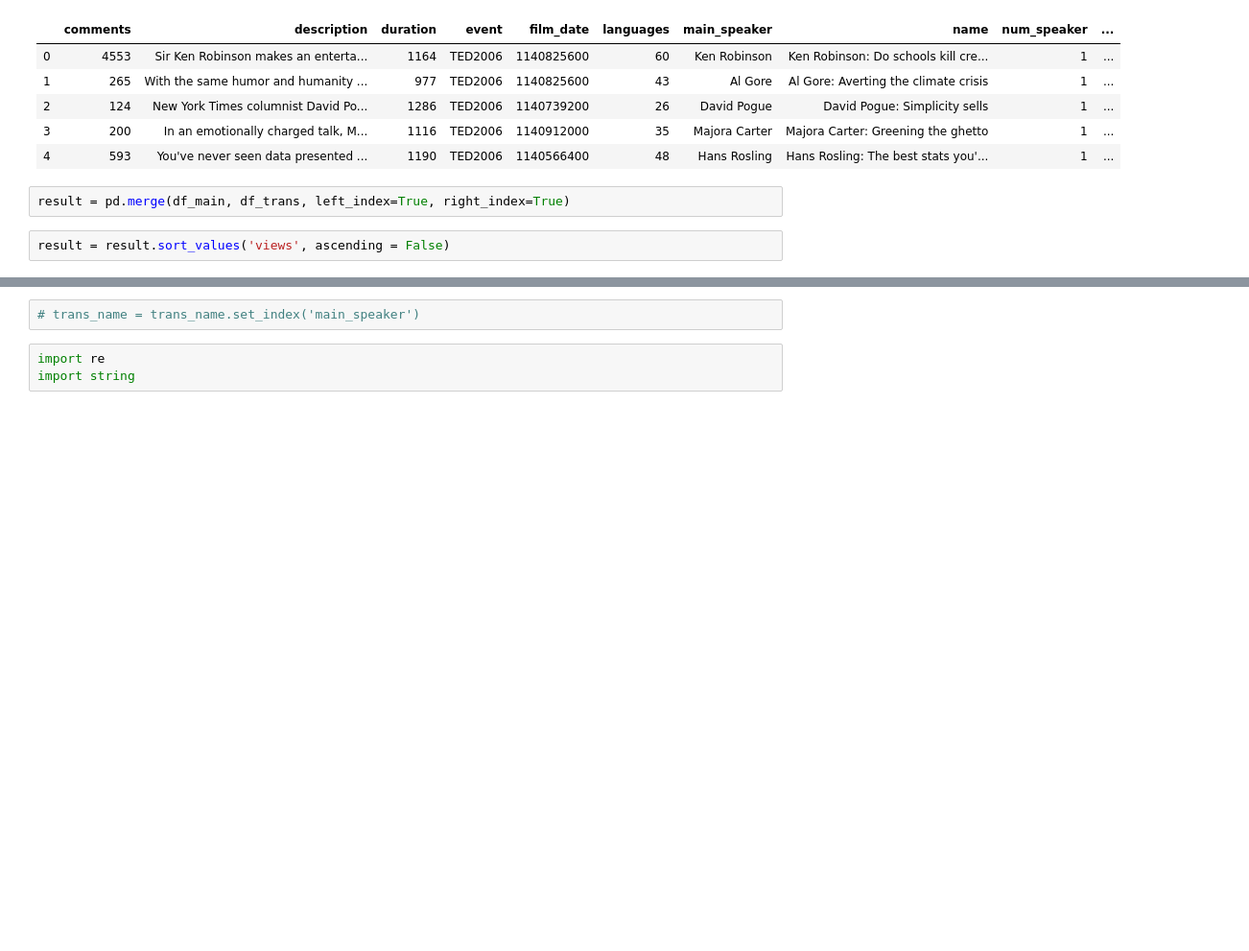
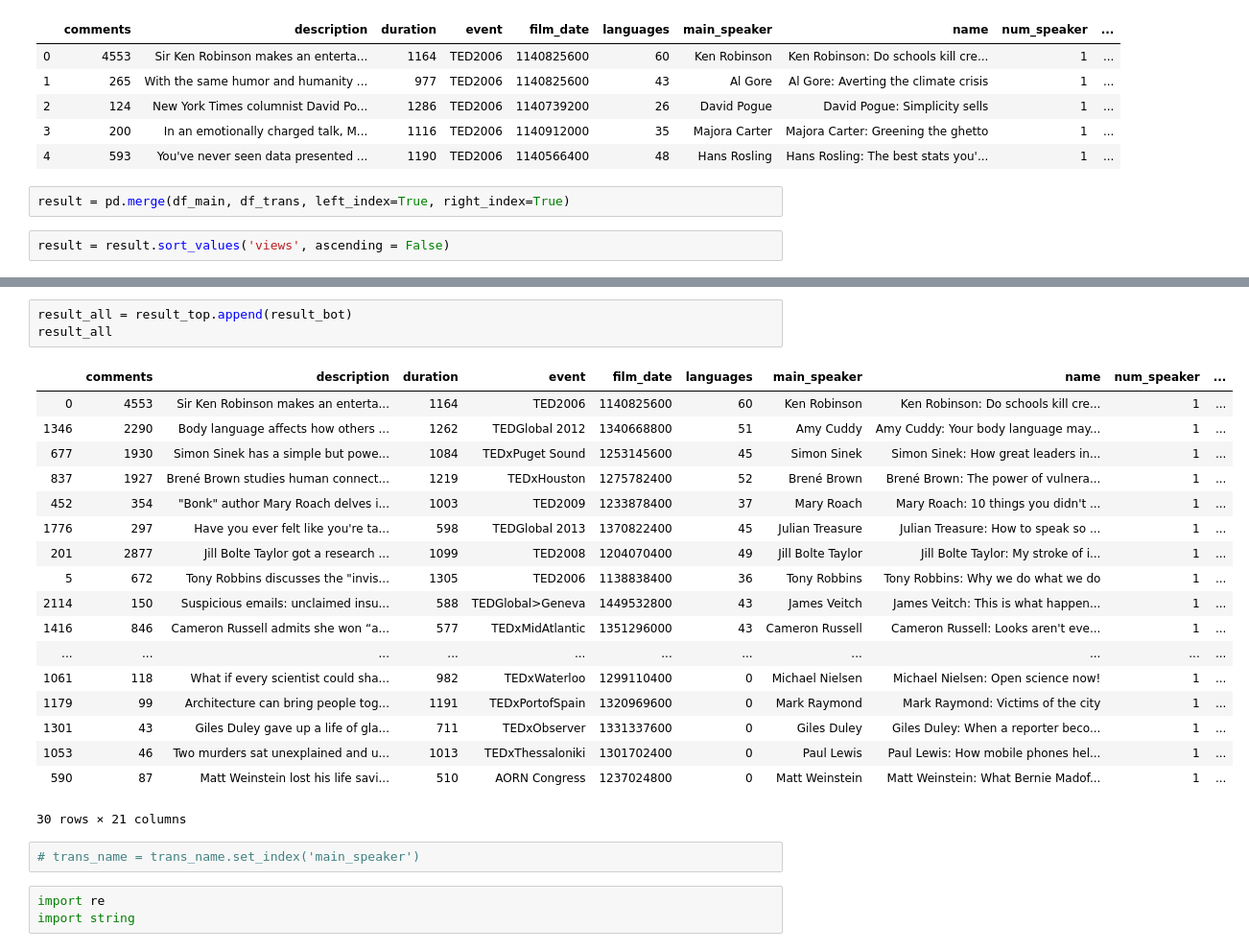
Before and after one commit to Avisikta-Majumdar/TedTalksAnalysis, a Jupyter notebook: sentiment analysis of transcript.ipynb, the cells around one changed output, grey strips where cells are left out. Shown at 96% size. Saved outputs shown, nothing was run; the diff lists cells and outputs as text; blank space fills up the shorter version.

```diff
--- a/sentiment analysis of transcript.ipynb
+++ b/sentiment analysis of transcript.ipynb
@@ -90,3 +106,25 @@ result
+# %%
+result_all = result_top.append(result_bot)
+result_all
+# %% [output]
+|  | comments | description | duration | event | film_date | languages | main_speaker | name | num_speaker | ... |
+| 0 | 4553 | Sir Ken Robinson makes an enterta... | 1164 | TED2006 | 1140825600 | 60 | Ken Robinson | Ken Robinson: Do schools kill cre... | 1 | ... |
+| 1346 | 2290 | Body language affects how others ... | 1262 | TEDGlobal 2012 | 1340668800 | 51 | Amy Cuddy | Amy Cuddy: Your body language may... | 1 | ... |
+| 677 | 1930 | Simon Sinek has a simple but powe... | 1084 | TEDxPuget Sound | 1253145600 | 45 | Simon Sinek | Simon Sinek: How great leaders in... | 1 | ... |
+| 837 | 1927 | Brené Brown studies human connect... | 1219 | TEDxHouston | 1275782400 | 52 | Brené Brown | Brené Brown: The power of vulnera... | 1 | ... |
+| 452 | 354 | "Bonk" author Mary Roach delves i... | 1003 | TED2009 | 1233878400 | 37 | Mary Roach | Mary Roach: 10 things you didn't ... | 1 | ... |
+| 1776 | 297 | Have you ever felt like you're ta... | 598 | TEDGlobal 2013 | 1370822400 | 45 | Julian Treasure | Julian Treasure: How to speak so ... | 1 | ... |
+| 201 | 2877 | Jill Bolte Taylor got a research ... | 1099 | TED2008 | 1204070400 | 49 | Jill Bolte Taylor | Jill Bolte Taylor: My stroke of i... | 1 | ... |
+| 5 | 672 | Tony Robbins discusses the "invis... | 1305 | TED2006 | 1138838400 | 36 | Tony Robbins | Tony Robbins: Why we do what we do | 1 | ... |
+| 2114 | 150 | Suspicious emails: unclaimed insu... | 588 | TEDGlobal>Geneva | 1449532800 | 43 | James Veitch | James Veitch: This is what happen... | 1 | ... |
+| 1416 | 846 | Cameron Russell admits she won “a... | 577 | TEDxMidAtlantic | 1351296000 | 43 | Cameron Russell | Cameron Russell: Looks aren't eve... | 1 | ... |
+| ... | ... | ... | ... | ... | ... | ... | ... | ... | ... | ... |
+| 1061 | 118 | What if every scientist could sha... | 982 | TEDxWaterloo | 1299110400 | 0 | Michael Nielsen | Michael Nielsen: Open science now! | 1 | ... |
+| 1179 | 99 | Architecture can bring people tog... | 1191 | TEDxPortofSpain | 1320969600 | 0 | Mark Raymond | Mark Raymond: Victims of the city | 1 | ... |
+| 1301 | 43 | Giles Duley gave up a life of gla... | 711 | TEDxObserver | 1331337600 | 0 | Giles Duley | Giles Duley: When a reporter beco... | 1 | ... |
+| 1053 | 46 | Two murders sat unexplained and u... | 1013 | TEDxThessaloniki | 1301702400 | 0 | Paul Lewis | Paul Lewis: How mobile phones hel... | 1 | ... |
+| 590 | 87 | Matt Weinstein lost his life savi... | 510 | AORN Congress | 1237024800 | 0 | Matt Weinstein | Matt Weinstein: What Bernie Madof... | 1 | ... |
+30 rows × 21 columns
 # %%
 # trans_name = trans_name.set_index('main_speaker')
 # %%
```
Also changed, not shown: parts of 23 cells of this notebook.
